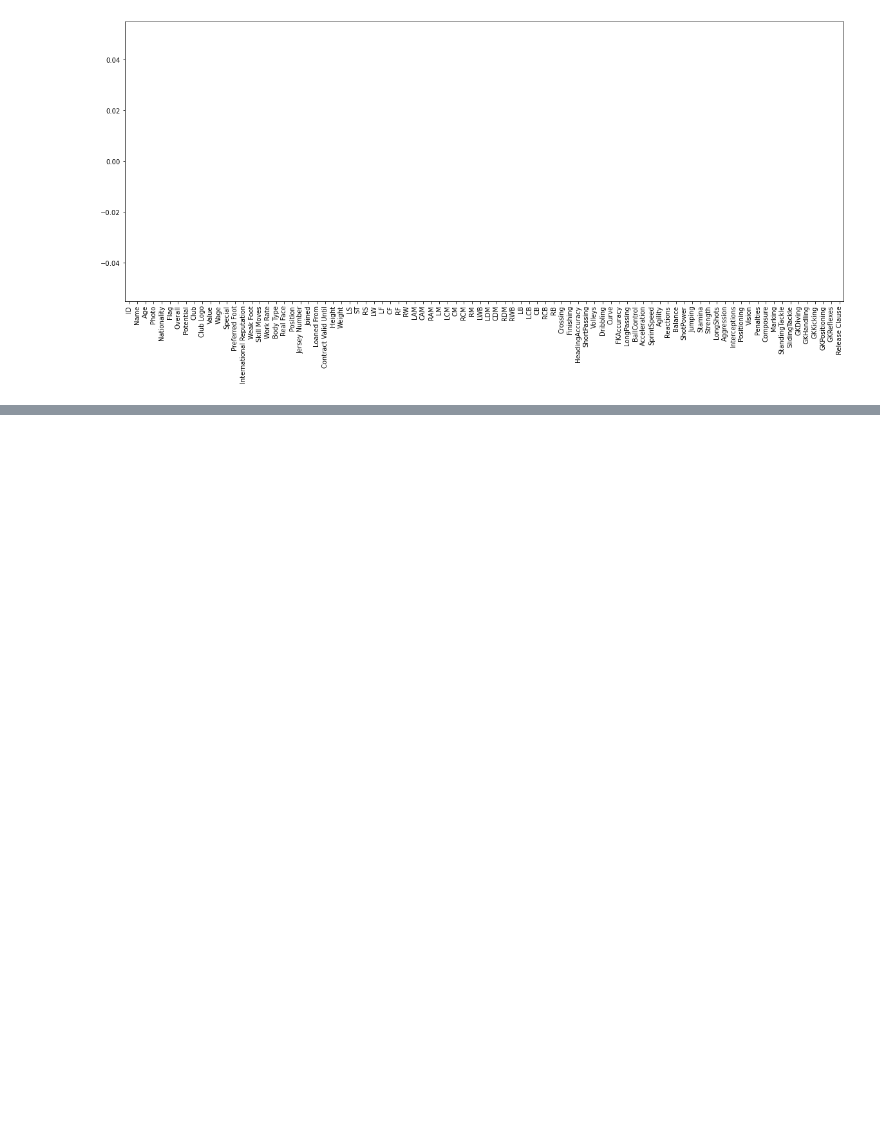
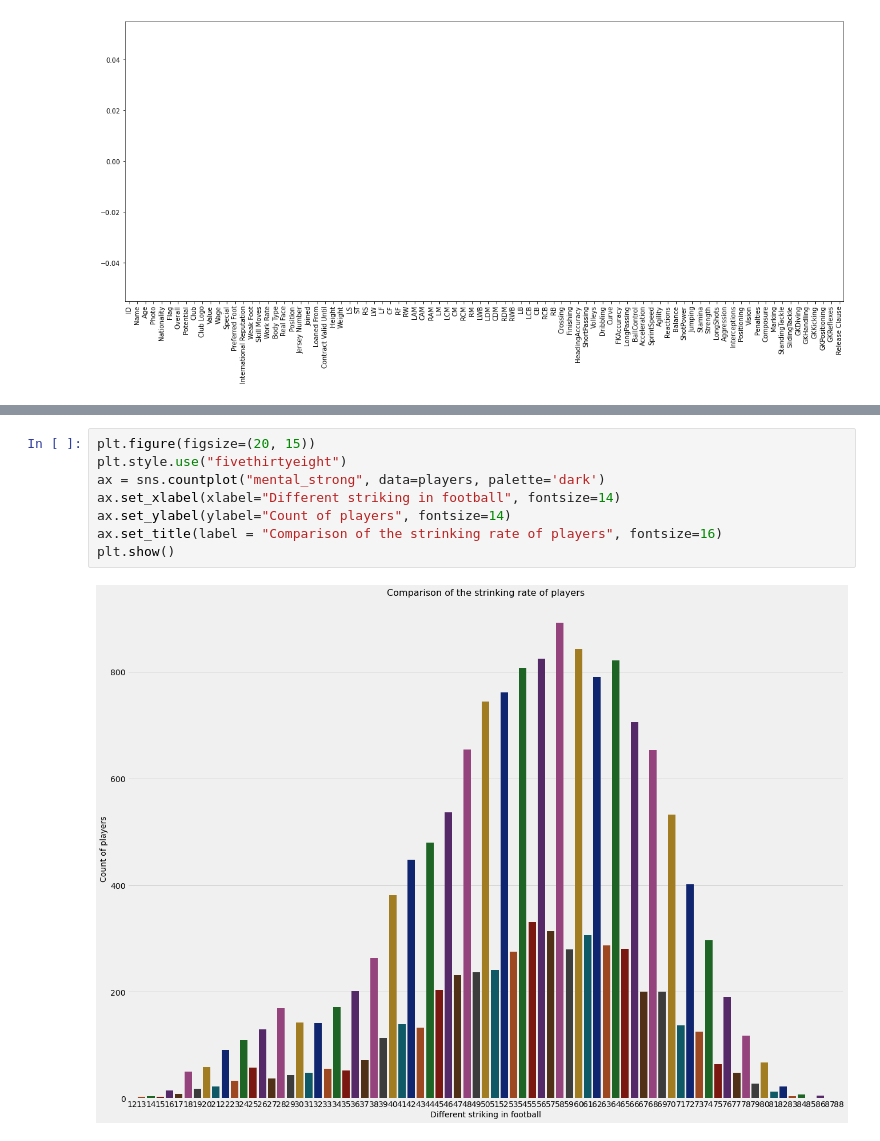
Before and after one commit to jasimdipu/forwordit_datascience_batch_16, a Jupyter notebook: eda/EDA FIFA.ipynb, the cells around one changed output, grey strips where cells are left out. Drawn from its saved outputs; the diff is of its cells as text; blank space fills up the shorter version.

```diff
--- a/eda/EDA FIFA.ipynb
+++ b/eda/EDA FIFA.ipynb
@@ -329,0 +424,10 @@ df.isna().sum().plot(kind='bar', figsize=(20, 8))
+# %%
+plt.figure(figsize=(20, 15))
+plt.style.use("fivethirtyeight")
+ax = sns.countplot("mental_strong", data=players, palette='dark')
+ax.set_xlabel(xlabel="Different striking in football", fontsize=14)
+ax.set_ylabel(ylabel="Count of players", fontsize=14)
+ax.set_title(label = "Comparison of the strinking rate of players", fontsize=16)
+plt.show()
+# %% [output]
+[figure, added]
```
Also changed, not shown: parts of 19 cells of this notebook.
